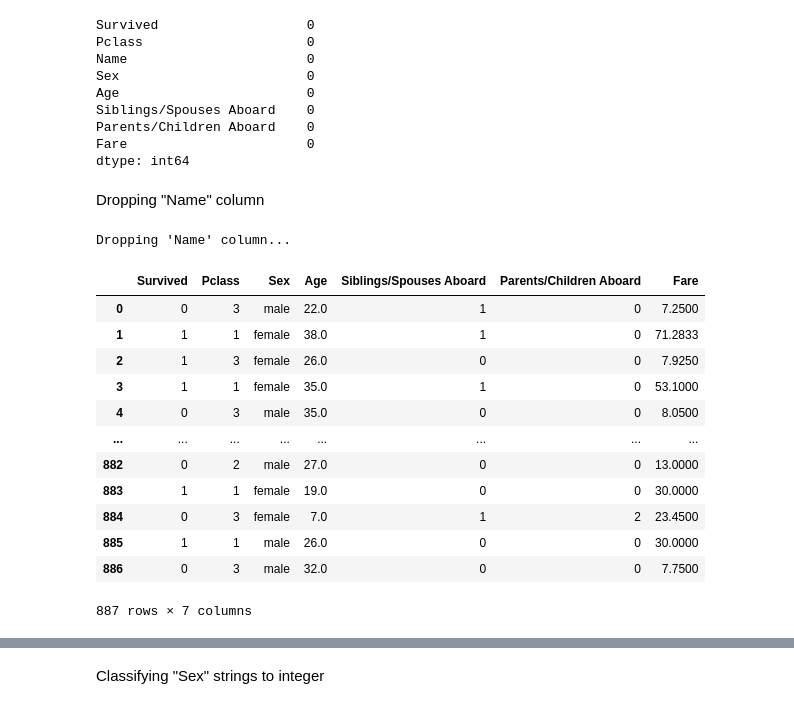
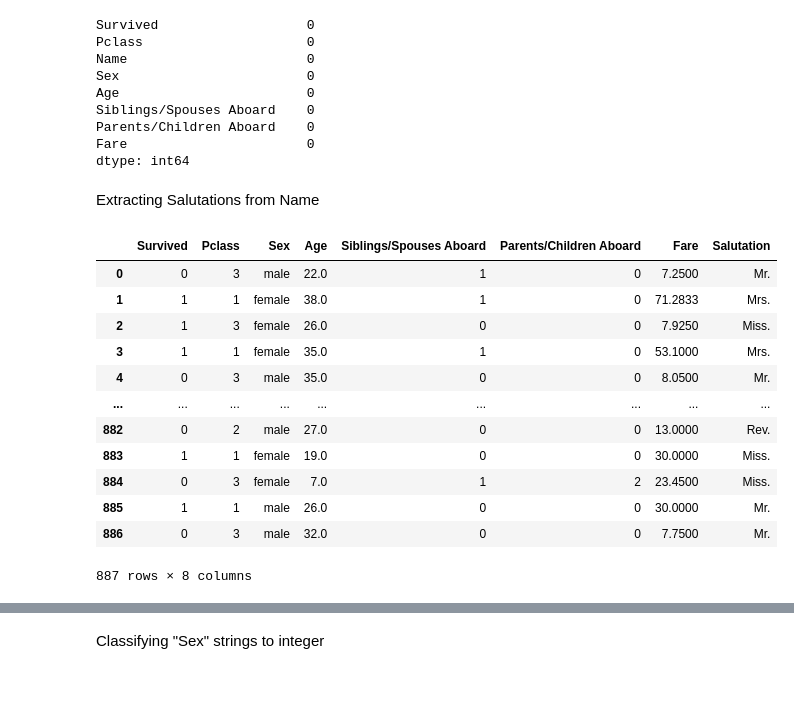
Before and after one commit to georginacyc/Internship, a Jupyter notebook: sklearn/Titanic/Titanic_Full_Dataset.ipynb, the cells around one changed output, grey strips where cells are left out. Saved outputs shown, nothing was run; the diff lists cells and outputs as text; code cells hidden in the pictures.

```diff
--- a/sklearn/Titanic/Titanic_Full_Dataset.ipynb
+++ b/sklearn/Titanic/Titanic_Full_Dataset.ipynb
@@ -84,24 +84,23 @@ Siblings/Spouses Aboard    0
 Parents/Children Aboard    0
 Fare                       0
 dtype: int64
-# %% [markdown]
-Dropping "Name" column
+# %% [markdown]
+Extracting Salutations from Name
 # %%
-print("Dropping 'Name' column...")
+data['Salutation'] = data['Name'].str.split(' ').str[0]
 data.drop("Name", axis=1, inplace=True)
 data
 # %% [output]
+|  | Survived | Pclass | Sex | Age | Siblings/Spouses Aboard | Parents/Children Aboard | Fare | Salutation |
+| 0 | 0 | 3 | male | 22.0 | 1 | 0 | 7.2500 | Mr. |
+| 1 | 1 | 1 | female | 38.0 | 1 | 0 | 71.2833 | Mrs. |
+| 2 | 1 | 3 | female | 26.0 | 0 | 0 | 7.9250 | Miss. |
+| 3 | 1 | 1 | female | 35.0 | 1 | 0 | 53.1000 | Mrs. |
+| 4 | 0 | 3 | male | 35.0 | 0 | 0 | 8.0500 | Mr. |
+| ... | ... | ... | ... | ... | ... | ... | ... | ... |
+| 882 | 0 | 2 | male | 27.0 | 0 | 0 | 13.0000 | Rev. |
+| 883 | 1 | 1 | female | 19.0 | 0 | 0 | 30.0000 | Miss. |
+| 884 | 0 | 3 | female | 7.0 | 1 | 2 | 23.4500 | Miss. |
+| 885 | 1 | 1 | male | 26.0 | 0 | 0 | 30.0000 | Mr. |
+| 886 | 0 | 3 | male | 32.0 | 0 | 0 | 7.7500 | Mr. |
-Dropping 'Name' column...
+887 rows × 8 columns
-|  | Survived | Pclass | Sex | Age | Siblings/Spouses Aboard | Parents/Children Aboard | Fare |
-| 0 | 0 | 3 | male | 22.0 | 1 | 0 | 7.2500 |
-| 1 | 1 | 1 | female | 38.0 | 1 | 0 | 71.2833 |
-| 2 | 1 | 3 | female | 26.0 | 0 | 0 | 7.9250 |
-| 3 | 1 | 1 | female | 35.0 | 1 | 0 | 53.1000 |
-| 4 | 0 | 3 | male | 35.0 | 0 | 0 | 8.0500 |
-| ... | ... | ... | ... | ... | ... | ... | ... |
-| 882 | 0 | 2 | male | 27.0 | 0 | 0 | 13.0000 |
-| 883 | 1 | 1 | female | 19.0 | 0 | 0 | 30.0000 |
-| 884 | 0 | 3 | female | 7.0 | 1 | 2 | 23.4500 |
-| 885 | 1 | 1 | male | 26.0 | 0 | 0 | 30.0000 |
-| 886 | 0 | 3 | male | 32.0 | 0 | 0 | 7.7500 |
-887 rows × 7 columns
```
Also changed, not shown: parts of 10 cells of this notebook, 2 other files.
